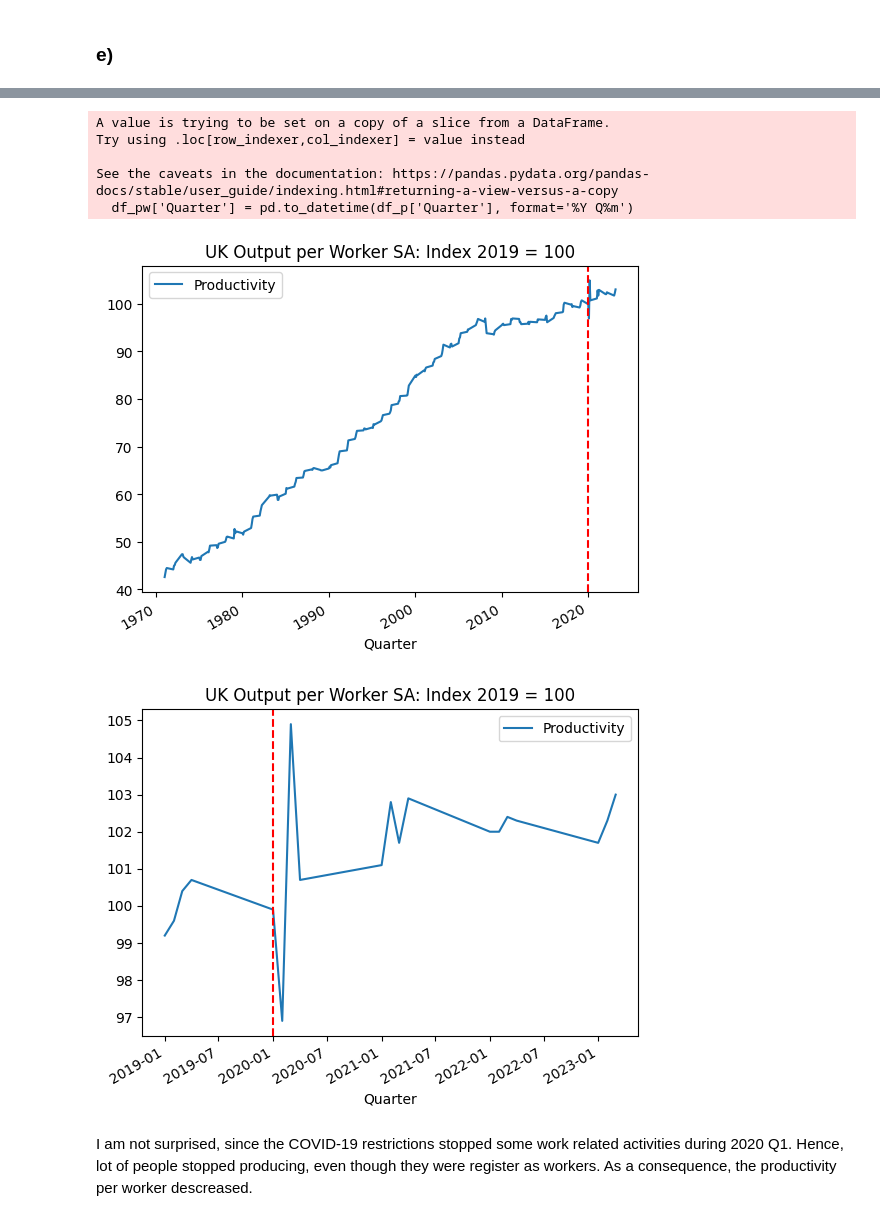
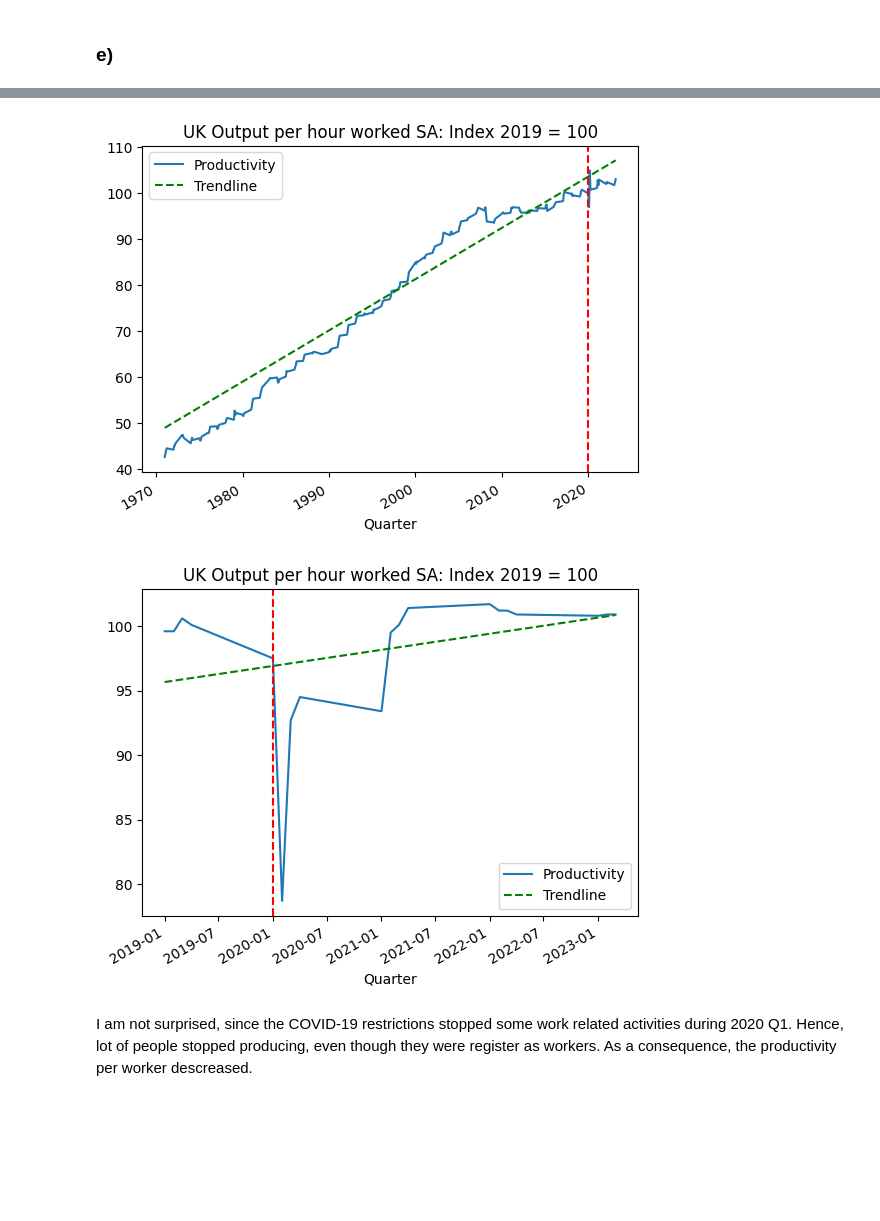
Before and after one commit to chiesastefano/dynamicModelingExercises, a Jupyter notebook: jupyter/exercise1.ipynb, the cells around one changed output, grey strips where cells are left out. Cells and saved outputs as stored; diff of their text form; code cells hidden in the pictures; blank space fills up the shorter version.

```diff
--- a/jupyter/exercise1.ipynb
+++ b/jupyter/exercise1.ipynb
@@ -90,7 +91,7 @@ According to Martin Weale, there's little evidence that these two are the causes
 # %%
 df_3 = pd.concat([df['Title'], df.loc[:, df.iloc[0] == 'A4YM']], axis=1)
 
-df_pw = df_3.loc[(df['Title'] >= '1971 Q1') & df['Title'].str.contains('Q')]
+df_pw = df_3.loc[(df['Title'] >= '1971 Q1') & df['Title'].str.contains('Q')].copy()
 df_pw.rename(columns={'Title': 'Quarter'}, inplace=True)
 df_pw
 # %% [output]
@@ -114,26 +111,37 @@ See the caveats in the documentation: https://pandas.pydata.org/pandas-docs/stab
 # %%
-df_pw['Quarter'] = pd.to_datetime(df_p['Quarter'], format='%Y Q%m')
-df_pw.iloc[:,1] = pd.to_numeric(df_p.iloc[:,1])
+df_pw['Quarter'] = pd.to_datetime(df_pw['Quarter'], format='%Y Q%m')
+df_pw[df_pw.columns[1]] = pd.to_numeric(df_pw[df_pw.columns[1]])
-# %% [output]
-A value is trying to be set on a copy of a slice from a DataFrame.
-Try using .loc[row_indexer,col_indexer] = value instead
-
-See the caveats in the documentation: https://pandas.pydata.org/pandas-docs/stable/user_guide/indexing.html#returning-a-view-versus-a-copy
-  df_pw['Quarter'] = pd.to_datetime(df_p['Quarter'], format='%Y Q%m')
 # %%
-df_pw.plot(x='Quarter', y=df_pw.columns[1], kind='line', title='UK Output per Worker SA: Index 2019 = 100')
-plt.legend(["Productivity"])
+x = df_pw['Quarter'].astype(np.int64) // 10**9  # convert datetime to seconds since epoch
+y = df_pw.iloc[:,1]
+
+coefficients = np.polyfit(x, y, 1)
+polynomial = np.poly1d(coefficients)
+trendline = polynomial(x)
+
+df_p.plot(x='Quarter', y=df_p.columns[1], kind='line', title='UK Output per hour worked SA: Index 2019 = 100')
+plt.plot(df_p['Quarter'], trendline, color='green', linestyle='--')  # Plot trend line
+plt.legend(["Productivity", "Trendline"])
 plt.axvline(pd.Timestamp('2020'), color='red', linestyle='--')
 plt.show()
 # %% [output]
-[figure, old version]
+[figure, new version]
 # %%
 df_pw2 = df_pw[df_pw['Quarter'].dt.year >= 2019]
-df_pw2.plot(x='Quarter', y=df_pw2.columns[1], kind='line', title='UK Output per Worker SA: Index 2019 = 100')
-plt.legend(["Productivity"])
+
+x = df_pw2['Quarter'].astype(np.int64) // 10**9  # convert datetime to seconds since epoch
+y = df_pw2.iloc[:,1]
+
+coefficients = np.polyfit(x, y, 1)
+polynomial = np.poly1d(coefficients)
+trendline = polynomial(x)
+
+df_pw2.plot(x='Quarter', y=df_pw2.columns[1], kind='line', title='UK Output per hour worked SA: Index 2019 = 100')
+plt.plot(df_pw2['Quarter'], trendline, color='green', linestyle='--')  # Plot trend line
+plt.legend(["Productivity", "Trendline"])
 plt.axvline(pd.Timestamp('2020'), color='red', linestyle='--')
 plt.show()
 # %% [output]
-[figure, old version]
+[figure, new version]
 # %% [markdown]
 I am not surprised, since the COVID-19 restrictions stopped some work related activities during 2020 Q1. Hence, lot of people stopped producing, even though they were register as workers. As a consequence, the productivity per worker descreased.
```
Also changed, not shown: parts of 6 cells of this notebook.
